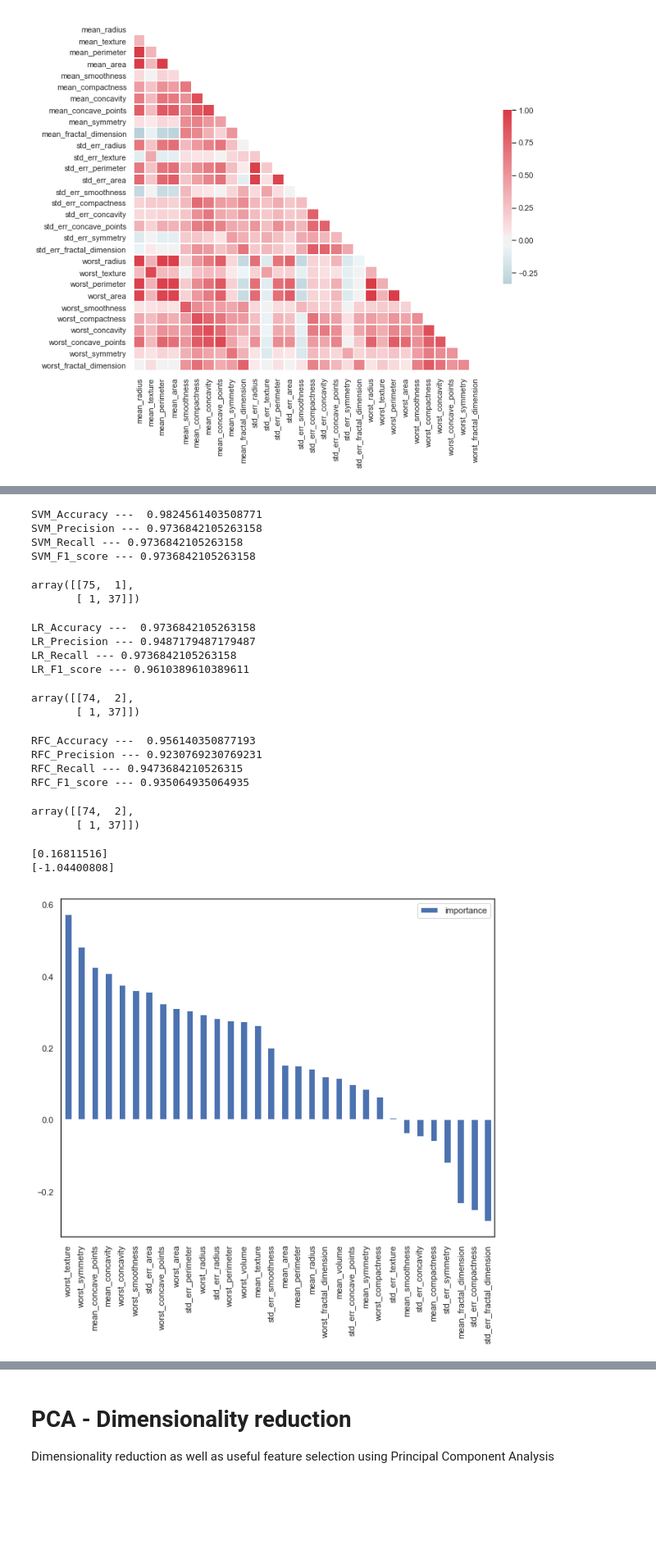
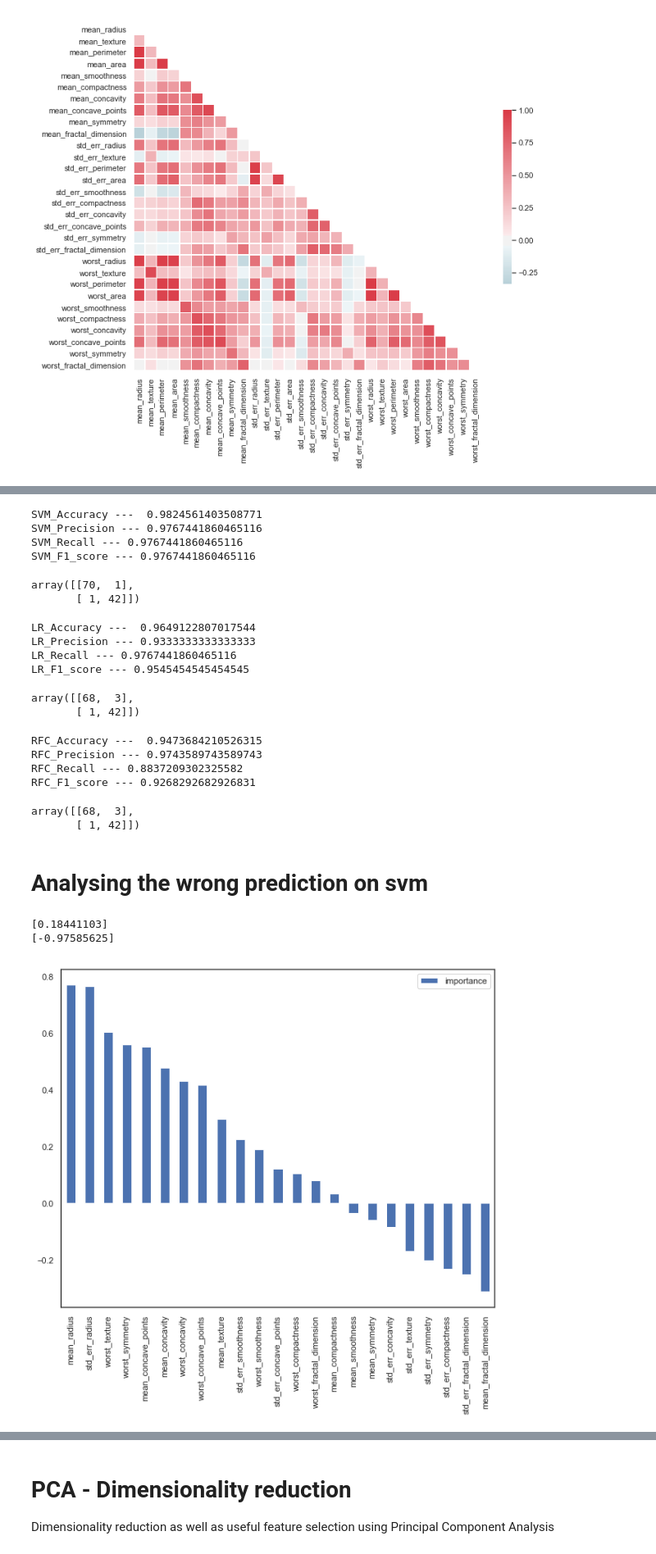
Before and after one commit to sjoshiAI/breast-cancer-classifier, a Jupyter notebook: breast_cancer_prediction.ipynb, the cells around one changed output, grey strips where cells are left out. Shown: that part at 82% size. Cells and saved outputs as stored; diff of their text form; code cells hidden in the pictures; blank space fills up the shorter version.

```diff
--- a/breast_cancer_prediction.ipynb
+++ b/breast_cancer_prediction.ipynb
@@ -251,4 +310,15 @@ sns.heatmap(corr, mask=mask, cmap=cmap, vmax=1, center=0,
 # doesn't explain significant variance.
+# %%
+# dropping columns with correlation > 95%
+# This is important for the stability of the models that I'm goingo to train.
+dropped_columns = ['mean_perimeter', 'mean_area', 'worst_radius','worst_perimeter','worst_area'
+                       , "std_err_perimeter", "std_err_area"]
+X_train = X_train.drop(dropped_columns, axis=1)
+X_test = X_test.drop(dropped_columns, axis=1)
+
+# updating measurements list as we've dropped some columns
+for col in dropped_columns:
+    measurements.remove(col)
 # %%
 # Now let's check the feature distributions. Assuming that a feature is discriminative of M or B category
 # we can expect to see a superposition/mixture of standard distributions.
@@ -319,8 +388,0 @@ plt.tight_layout()
-# %%
-# One feature that's obvious to add would be the volume of the tumor. This should be proportional to the
-# radius^3 of the tumor.
-X_train['mean_volume'] = X_train['mean_radius']**3
-X_train['worst_volume'] = X_train['worst_radius']**3
-
-X_test['mean_volume'] = X_test['mean_radius']**3
-X_test['worst_volume'] = X_test['worst_radius']**3
@@ -386,14 +437,14 @@ confusion_matrix(y_test,svm_pred)
 # we can also plot the precision_recall_curve or roc_curve here.
 # %% [output]
 SVM_Accuracy ---  0.9824561403508771
-SVM_Precision --- 0.9736842105263158
-SVM_Recall --- 0.9736842105263158
-SVM_F1_score --- 0.9736842105263158
+SVM_Precision --- 0.9767441860465116
+SVM_Recall --- 0.9767441860465116
+SVM_F1_score --- 0.9767441860465116
-array([[75,  1],
-       [ 1, 37]])
+array([[70,  1],
+       [ 1, 42]])
 # %%
 # Assuming that Malignant is the positive case (i.e. postive detection of cancer)
-lr = LogisticRegression(C=10,class_weight='balanced')
+lr = LogisticRegression(C=10,class_weight='balanced',solver='liblinear')
 lr.fit(X_train,y_train);
 lr_pred = lr.predict(X_test)
 # Accuracy score
@@ -408,15 +459,15 @@ print('LR_F1_score ---' , f1_score(y_test,lr_pred,pos_label='M'))
 # confusion matrix
 confusion_matrix(y_test,lr_pred)
 # %% [output]
-LR_Accuracy ---  0.9736842105263158
-LR_Precision --- 0.9487179487179487
-LR_Recall --- 0.9736842105263158
-LR_F1_score --- 0.9610389610389611
+LR_Accuracy ---  0.9649122807017544
+LR_Precision --- 0.9333333333333333
+LR_Recall --- 0.9767441860465116
+LR_F1_score --- 0.9545454545454545
-array([[74,  2],
-       [ 1, 37]])
+array([[68,  3],
+       [ 1, 42]])
 # %%
 # Assuming that Malignant is the positive case (i.e. postive detection of cancer)
-rfc = RandomForestClassifier(max_depth=100,n_estimators=10)
+rfc = RandomForestClassifier(max_depth=100,n_estimators=100)
 rfc.fit(X_train,y_train);
 rfc_pred = rfc.predict(X_test)
 # Accuracy score
@@ -431,16 +482,18 @@ print('RFC_F1_score ---' , f1_score(y_test,rfc_pred,pos_label='M'))
 # confusion matrix
 confusion_matrix(y_test,lr_pred)
 # %% [output]
-RFC_Accuracy ---  0.956140350877193
-RFC_Precision --- 0.9230769230769231
-RFC_Recall --- 0.9473684210526315
-RFC_F1_score --- 0.935064935064935
+RFC_Accuracy ---  0.9473684210526315
+RFC_Precision --- 0.9743589743589743
+RFC_Recall --- 0.8837209302325582
+RFC_F1_score --- 0.9268292682926831
-array([[74,  2],
-       [ 1, 37]])
+array([[68,  3],
+       [ 1, 42]])
+# %% [markdown]
+# Analysing the wrong prediction on svm
 # %%
 # Analyse the model and check the cases that are predicted wrongly
-print(np.sum(svc.coef_[0]*X_test[(y_test!=pred) & (y_test=='B')]) + svc.intercept_)
-print(np.sum(svc.coef_[0]*X_test[(y_test!=pred) & (y_test=='M')]) + svc.intercept_)
+print(np.sum(svc.coef_[0]*X_test[(y_test!=svm_pred) & (y_test=='B')]) + svc.intercept_)
+print(np.sum(svc.coef_[0]*X_test[(y_test!=svm_pred) & (y_test=='M')]) + svc.intercept_)
 
 # Since we've used linear SVM, we can intepret the coefficients properly i.e dot product of the coefficient
 # with the data > 0 means positive(M) class and < 0  means negative(B) class.
@@ -457,13 +510,13 @@ print(np.sum(svc.coef_[0]*X_test[(y_test!=pred) & (y_test=='M')]) + svc.intercep
 # 2. Missing feature
 # 3. Outlier
 # %% [output]
-[0.16811516]
-[-1.04400808]
+[0.18441103]
+[-0.97585625]
 # %%
 # feature behaviour according to linear svm's coefficient for "M" class prediction
-pd.DataFrame(svc.coef_[0],features,columns=['importance']).sort_values('importance',ascending=False).plot(kind='bar',figsize=[10,8]);
+pd.DataFrame(svc.coef_[0],measurements,columns=['importance']).sort_values('importance',ascending=False).plot(kind='bar',figsize=[10,8]);
 # %% [output]
-[figure, old version]
+[figure, new version]
 # %%
 # We'll also train the random forest classifier and check the most important features.
 rfc = RandomForestClassifier(n_estimators=100,class_weight='balanced')
```
Also changed, not shown: parts of 30 cells of this notebook.
